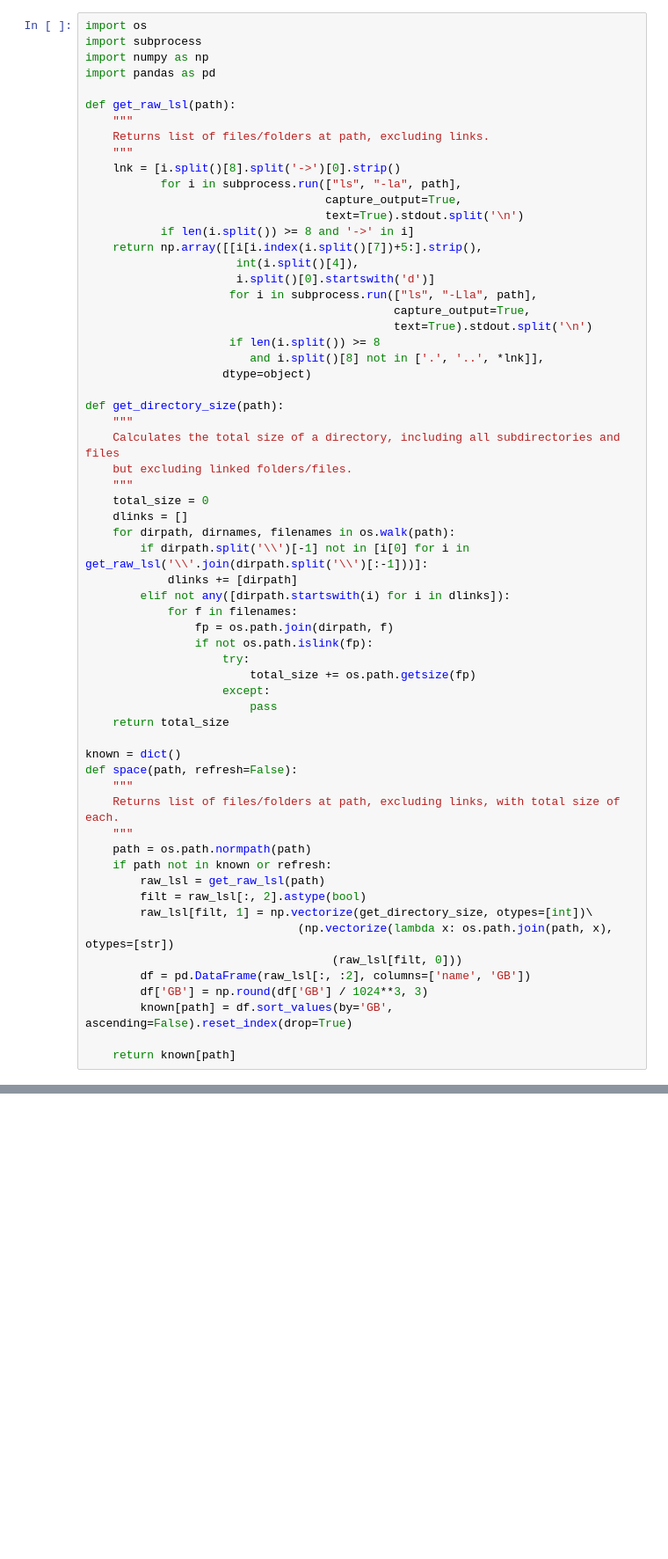
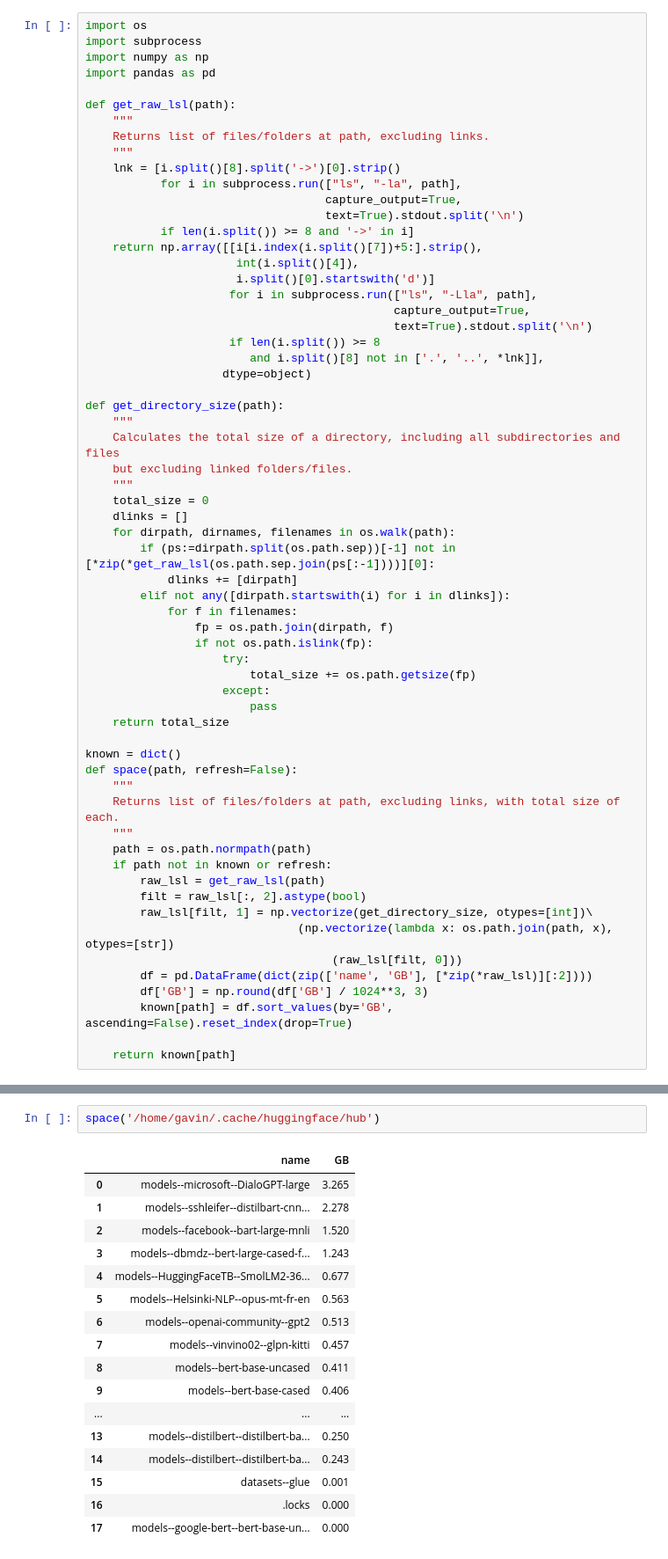
Before and after one commit to gavingilchrist/random-stuff, a Jupyter notebook: Space Usage.ipynb, the cells around one changed output, grey strips where cells are left out. Shown at 88% size. Drawn from its saved outputs; the diff is of its cells as text; blank space fills up the shorter version.

```diff
--- a/Space Usage.ipynb
+++ b/Space Usage.ipynb
@@ -31,7 +31,7 @@ def get_directory_size(path):
     total_size = 0
     dlinks = []
     for dirpath, dirnames, filenames in os.walk(path):
-        if dirpath.split('\\')[-1] not in [i[0] for i in get_raw_lsl('\\'.join(dirpath.split('\\')[:-1]))]:
+        if (ps:=dirpath.split(os.path.sep))[-1] not in [*zip(*get_raw_lsl(os.path.sep.join(ps[:-1])))][0]:
             dlinks += [dirpath]
         elif not any([dirpath.startswith(i) for i in dlinks]):
             for f in filenames:
@@ -55,7 +55,7 @@ def space(path, refresh=False):
         raw_lsl[filt, 1] = np.vectorize(get_directory_size, otypes=[int])\
                                (np.vectorize(lambda x: os.path.join(path, x), otypes=[str])
                                     (raw_lsl[filt, 0]))
-        df = pd.DataFrame(raw_lsl[:, :2], columns=['name', 'GB'])
+        df = pd.DataFrame(dict(zip(['name', 'GB'], [*zip(*raw_lsl)][:2])))
         df['GB'] = np.round(df['GB'] / 1024**3, 3)
         known[path] = df.sort_values(by='GB', ascending=False).reset_index(drop=True)
 
@@ -66,0 +63,20 @@ KeyboardInterrupt
+# %%
+space('/home/gavin/.cache/huggingface/hub')
+# %% [output]
+|  | name | GB |
+| 0 | models--microsoft--DialoGPT-large | 3.265 |
+| 1 | models--sshleifer--distilbart-cnn... | 2.278 |
+| 2 | models--facebook--bart-large-mnli | 1.520 |
+| 3 | models--dbmdz--bert-large-cased-f... | 1.243 |
+| 4 | models--HuggingFaceTB--SmolLM2-36... | 0.677 |
+| 5 | models--Helsinki-NLP--opus-mt-fr-en | 0.563 |
+| 6 | models--openai-community--gpt2 | 0.513 |
+| 7 | models--vinvino02--glpn-kitti | 0.457 |
+| 8 | models--bert-base-uncased | 0.411 |
+| 9 | models--bert-base-cased | 0.406 |
+| ... | ... | ... |
+| 13 | models--distilbert--distilbert-ba... | 0.250 |
+| 14 | models--distilbert--distilbert-ba... | 0.243 |
+| 15 | datasets--glue | 0.001 |
+| 16 | .locks | 0.000 |
+| 17 | models--google-bert--bert-base-un... | 0.000 |
```
Also changed, not shown: parts of 1 cell of this notebook, 17 other files.
